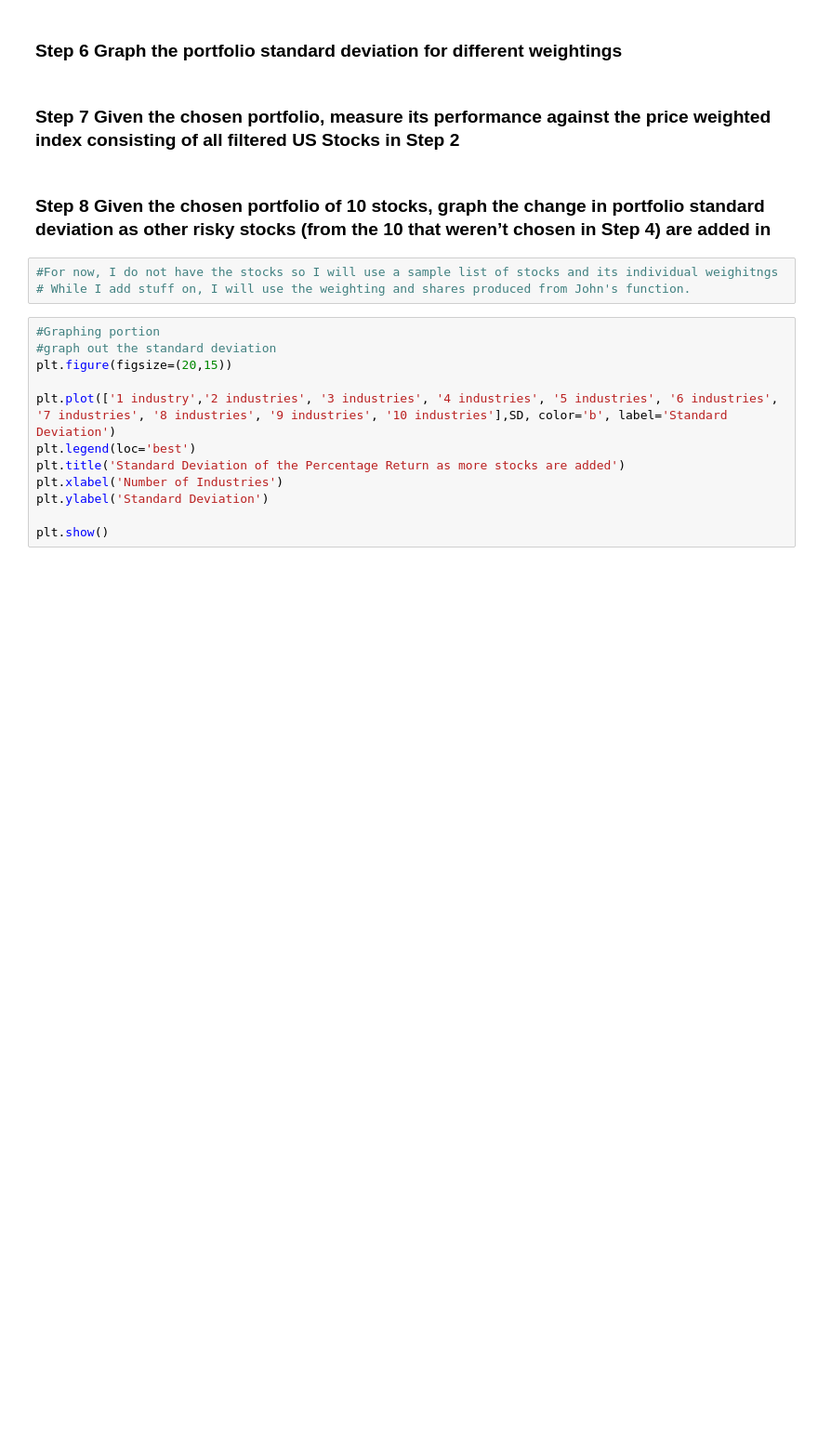
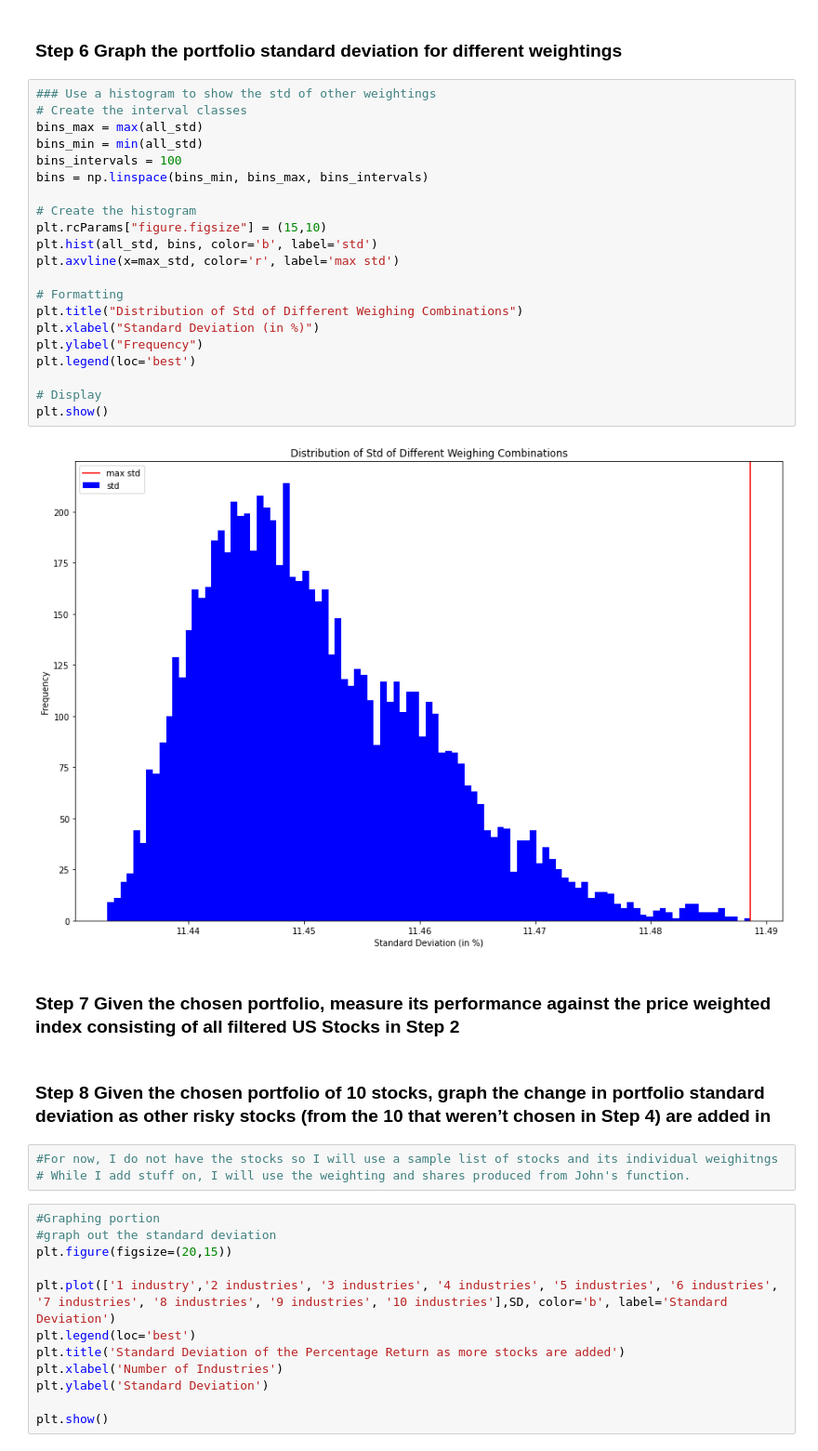
Before and after one commit to gnishiwaki/Team3-CFM101, a Jupyter notebook: Team_17_Assignment.ipynb, the cells around one changed output. Shown at 93% size. Saved outputs shown, nothing was run; the diff lists cells and outputs as text; blank space fills up the shorter version.

Commit message:
Finish Step 5, 6, 9. I can only use the first 16 most volatile stock from Step #3 or else it would take too long to try all combinations.

```diff
--- a/Team_17_Assignment.ipynb
+++ b/Team_17_Assignment.ipynb
@@ -254,5 +485,28 @@ print('The portfolio with maximum avg correlation is:', max_corr_port)
 # %% [markdown]
 ### Step 6 Graph the portfolio standard deviation for different weightings
+# %%
+### Use a histogram to show the std of other weightings
+# Create the interval classes
+bins_max = max(all_std)
+bins_min = min(all_std)
+bins_intervals = 100
+bins = np.linspace(bins_min, bins_max, bins_intervals)
+
+# Create the histogram
+plt.rcParams["figure.figsize"] = (15,10)
+plt.hist(all_std, bins, color='b', label='std')
+plt.axvline(x=max_std, color='r', label='max std')
+
+# Formatting
+plt.title("Distribution of Std of Different Weighing Combinations")
+plt.xlabel("Standard Deviation (in %)")
+plt.ylabel("Frequency")
+plt.legend(loc='best')
+
+# Display
+plt.show()
+# %% [output]
+[figure, added]
 # %% [markdown]
 ### Step 7 Given the chosen portfolio, measure its performance against the price weighted index consisting of all filtered US Stocks in Step 2
 # %% [markdown]
```
Also changed, not shown: parts of 24 cells of this notebook.
